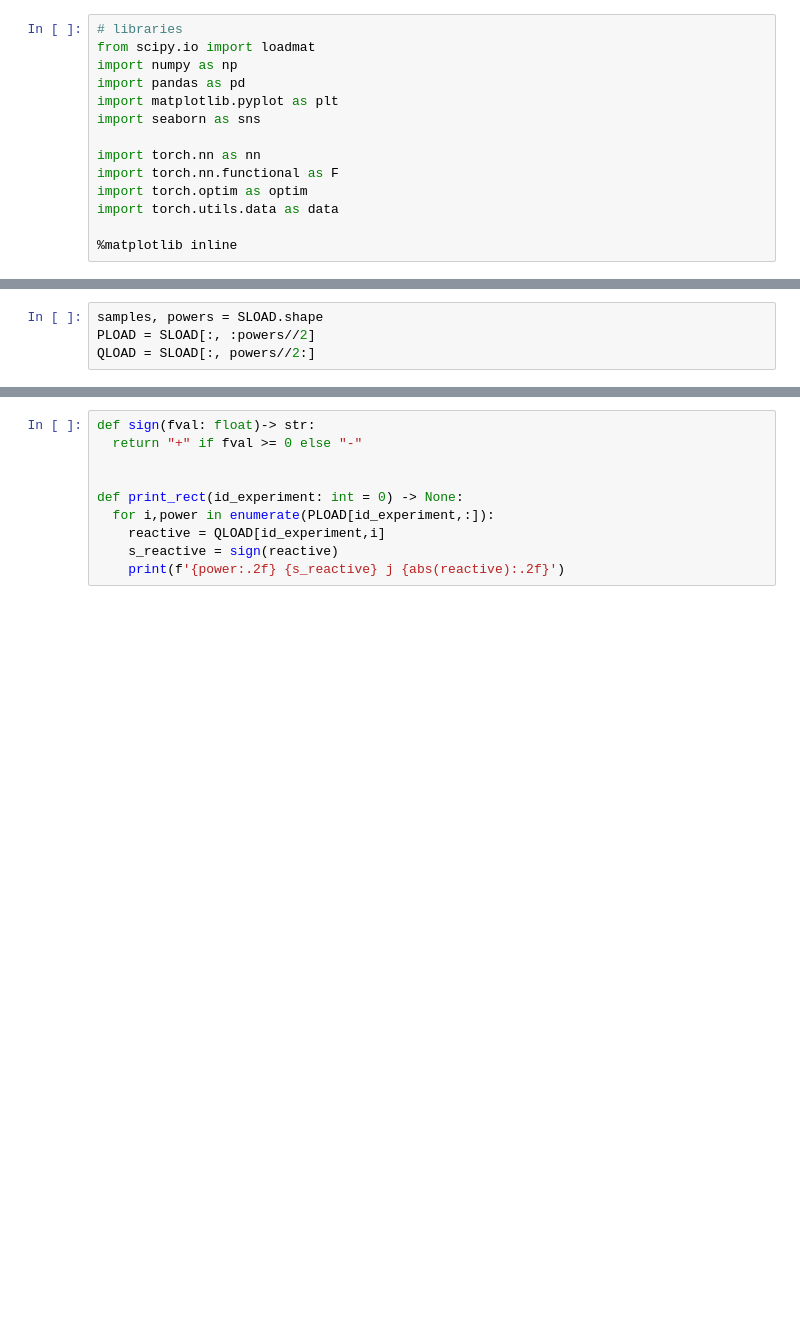
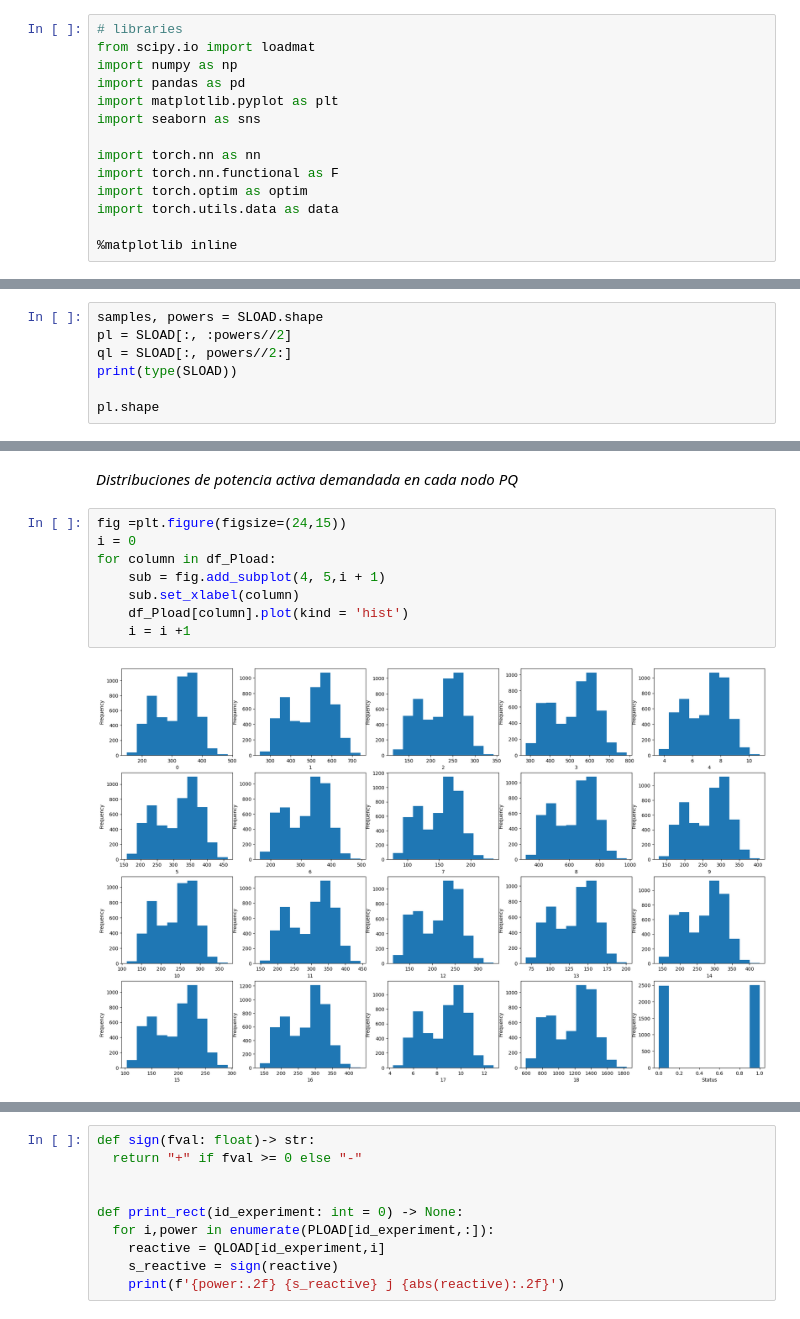
Before and after one commit to IceMerman/NN_validation, a Jupyter notebook: notebooks/exploration.ipynb, the cells around one changed output, grey strips where cells are left out. Cells and saved outputs as stored; diff of their text form; blank space fills up the shorter version.

```diff
--- a/notebooks/exploration.ipynb
+++ b/notebooks/exploration.ipynb
@@ -33,4 +49,7 @@ SLOAD = mat['SLOAD']
 # %%
 samples, powers = SLOAD.shape
-PLOAD = SLOAD[:, :powers//2]
-QLOAD = SLOAD[:, powers//2:]
+pl = SLOAD[:, :powers//2]
+ql = SLOAD[:, powers//2:]
+print(type(SLOAD))
+
+pl.shape
@@ -36,0 +142,12 @@ QLOAD = SLOAD[:, powers//2:]
+# %% [markdown]
+*Distribuciones de potencia activa demandada en cada nodo PQ*
+# %%
+fig =plt.figure(figsize=(24,15))
+i = 0
+for column in df_Pload:
+    sub = fig.add_subplot(4, 5,i + 1)
+    sub.set_xlabel(column)
+    df_Pload[column].plot(kind = 'hist')
+    i = i +1
+# %% [output]
+[figure, added]
```
Also changed, not shown: parts of 26 cells of this notebook, 1 other file.
